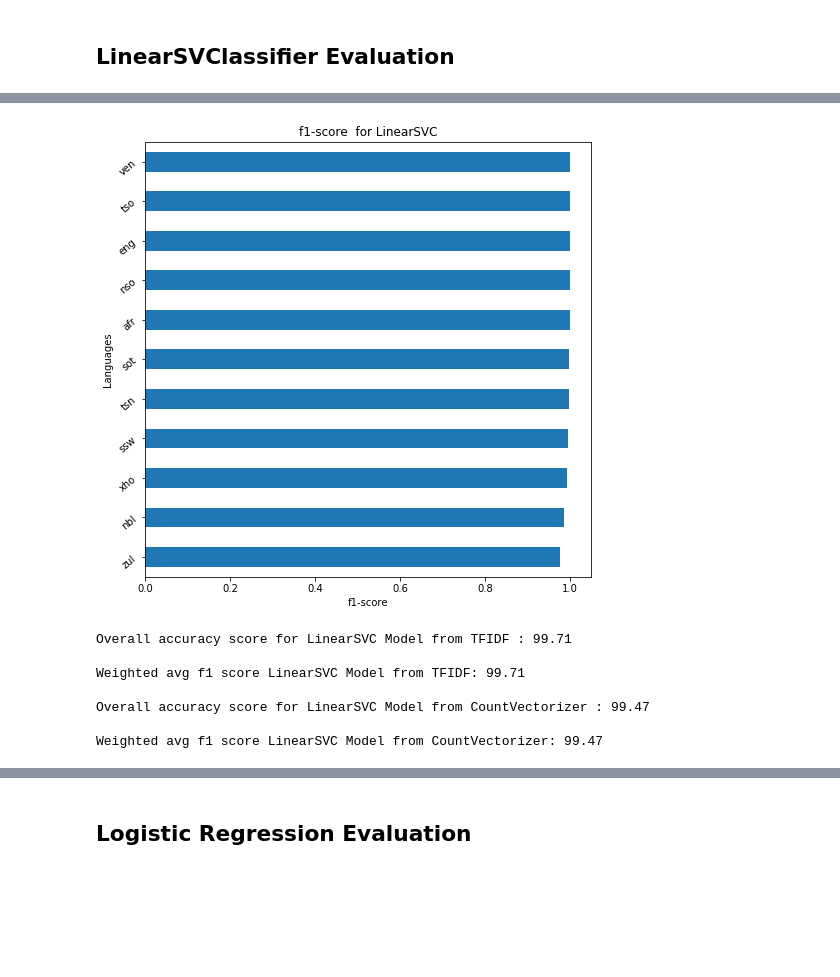
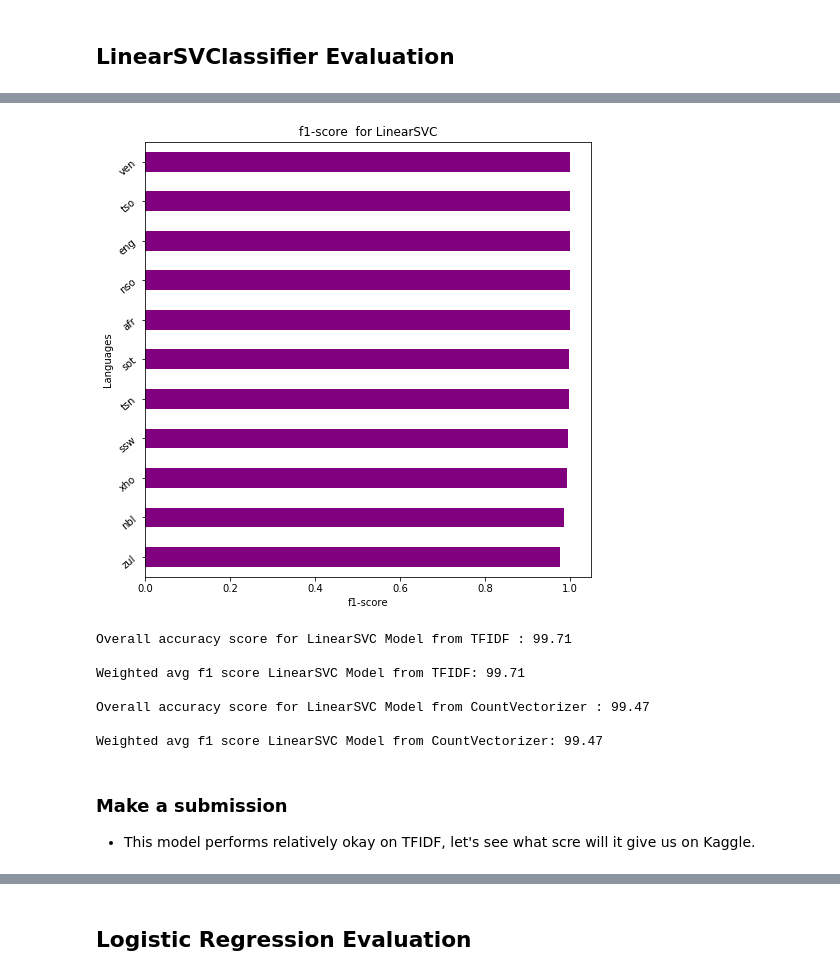
Before and after one commit to JosiasSekhebesa/NLP-Hackathon, a Jupyter notebook: NLP Hackathon.ipynb, the cells around one changed output, grey strips where cells are left out. Drawn from its saved outputs; the diff is of its cells as text; code cells hidden in the pictures; blank space fills up the shorter version.

```diff
--- a/NLP Hackathon.ipynb
+++ b/NLP Hackathon.ipynb
@@ -277,14 +277,14 @@ X_test = list(X_test.apply(' '.join))
 # %%
 #Naive Bayes Multinomial
 nbm_tfidf = Pipeline([('tfidf', TfidfVectorizer()),('nbm', MultinomialNB()),])
-nbm_count = Pipeline([('CountVec',  CountVectorizer(analyzer = 'char',
+nbm_count = Pipeline([('CountVec',  CountVectorizer(analyzer = 'word',
                              tokenizer = None,
                              preprocessor = None,
                              stop_words = None,
                              max_features = 180000,
                              min_df = 1,
                              ngram_range = (1,3)
-                            )),('nbm', MultinomialNB())])
+                            )),('nbm', MultinomialNB()),])
 
 # DecisionTreeClassifier Pipeline
 tree_tfidf = Pipeline([('tfidf', TfidfVectorizer()),('tree', DecisionTreeClassifier()),])
@@ -729,17 +737,17 @@ weighted avg       0.99      0.99      0.99      6600
 # %%
 # Visual represetation of of the f1 score for each class
 report_svc = classification_report(y_val, Lsvc_prediction_cv, output_dict=True)
 df_svc = pd.DataFrame(report_svc).transpose()
 df_svc.drop(['accuracy'], inplace = True)
 df_svc.sort_values(by=['f1-score'],ascending=True, inplace = True)
-df_svc.drop(['weighted avg','macro avg'])['f1-score'].plot(kind='barh', figsize = (8,8))
+df_svc.drop(['weighted avg','macro avg'])['f1-score'].plot(kind='barh', figsize = (8,8), color = 'purple')
 plt.xlabel('f1-score')
 plt.ylabel('Languages')
 plt.yticks(rotation = 40)
 plt.title('f1-score  for LinearSVC')
 plt.show()
 # %% [output]
-[figure, old version]
+[figure, new version]
 # %%
 # Print the overall model performanceLsvc_prediction_cv
 Lsvc_acc_tf = round(accuracy_score(y_val, Lsvc_prediction_tf), 4)
@@ -759,3 +767,6 @@ Weighted avg f1 score LinearSVC Model from TFIDF: 99.71
 Overall accuracy score for LinearSVC Model from CountVectorizer : 99.47
 
 Weighted avg f1 score LinearSVC Model from CountVectorizer: 99.47
+# %% [markdown]
+### Make a submission
+* This model performs relatively okay on TFIDF, let's see what scre will it give us on Kaggle.
```
Also changed, not shown: parts of 46 cells of this notebook.
